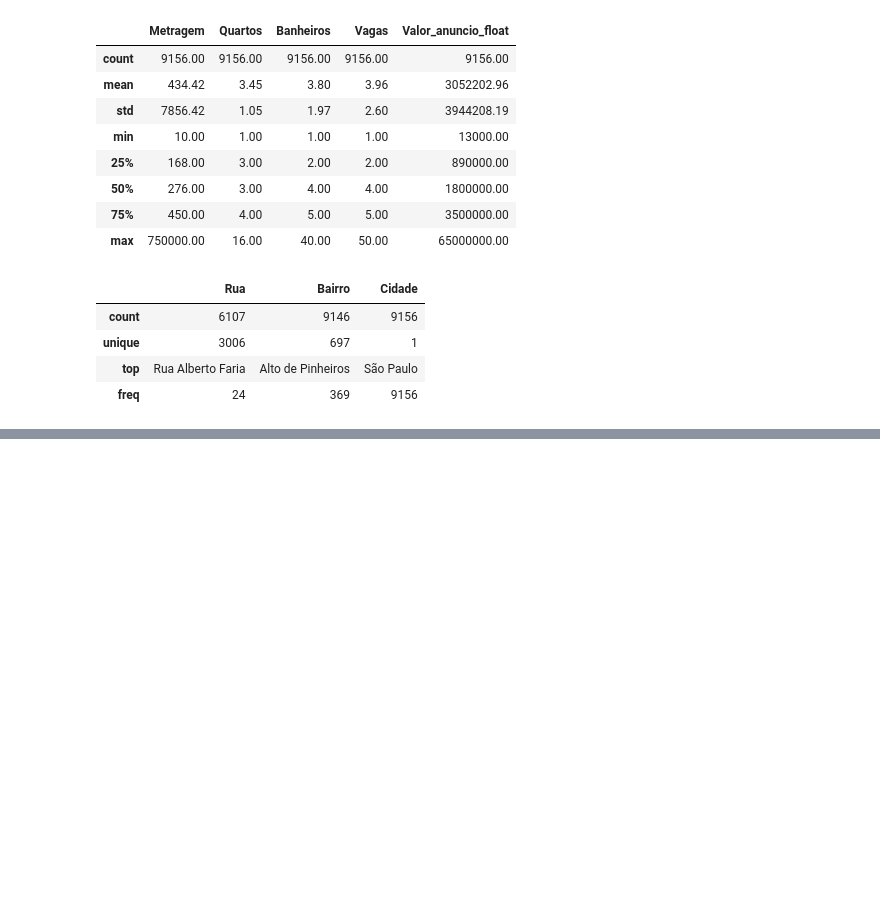
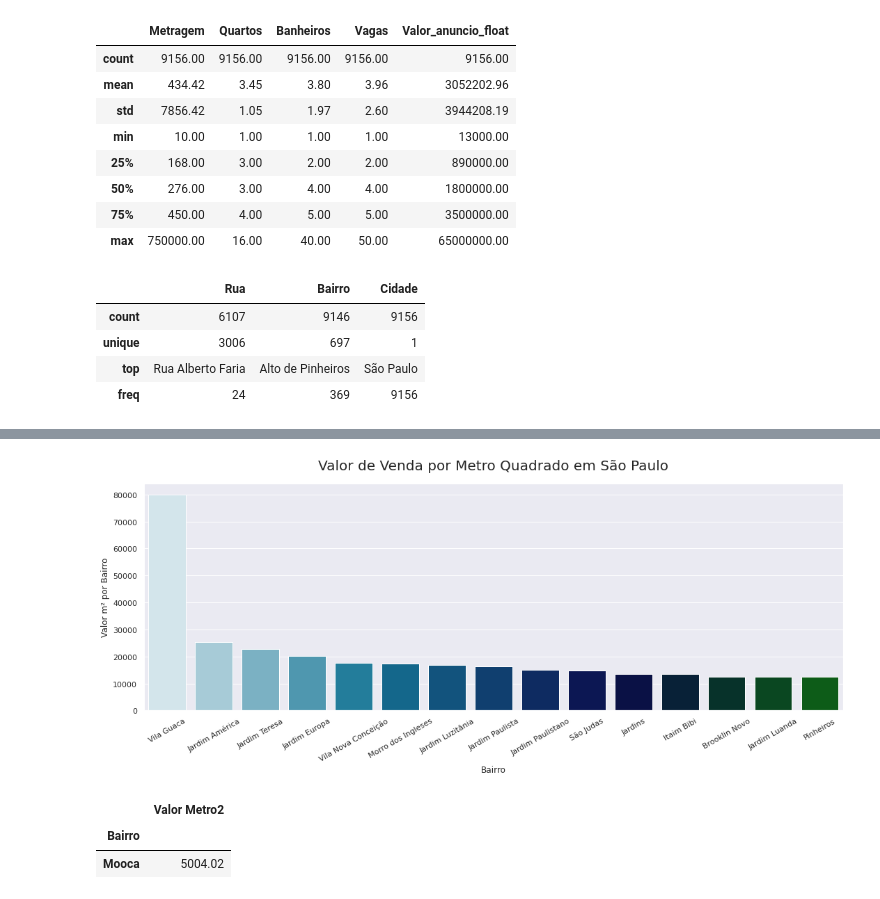
Before and after one commit to luizfernandopavanello/imersao_dados_4_Alura, a Jupyter notebook: Aula_02/aula_02.ipynb, the cells around one changed output, grey strips where cells are left out. Drawn from its saved outputs; the diff is of its cells as text; code cells hidden in the pictures; blank space fills up the shorter version.

```diff
--- a/Aula_02/aula_02.ipynb
+++ b/Aula_02/aula_02.ipynb
@@ -433,0 +512,8 @@ Desafio Aula 2
+# %%
+valor_metro_quadrado = pd.DataFrame(dados_filtro.groupby('Bairro')['Valor_anuncio_float'].sum() / dados_filtro.groupby('Bairro')['Metragem'].sum())
+# %%
+valor_metro_quadrado.rename(columns = {0: "Valor Metro2"}, inplace = True)
+# %%
+# Mostrando os 15 maior valores do M2 por bairro.
+valor_metro_quadrado15 = valor_metro_quadrado.sort_values(by= "Valor Metro2", ascending=False).head(15)
+valor_metro_quadrado15
@@ -433,0 +538,17 @@ Desafio Aula 2
+# %%
+plt.figure(figsize = (18, 6))
+ax = sns.barplot(data = valor_metro_quadrado15, x = valor_metro_quadrado15.index, y= "Valor Metro2", palette="ocean_r")
+
+ax.set_title("Valor de Venda por Metro Quadrado em São Paulo", pad=20, fontsize=20)
+plt.ylabel("Valor m² por Bairro")
+plt.xticks(rotation=30)
+
+plt.show()
+# %% [output]
+[figure, added]
+# %%
+valor_metro_quadrado.query("Bairro == 'Mooca'")
+# %% [output]
+|  | Valor Metro2 |
+| Bairro |  |
+| Mooca | 5004.02 |
```
Also changed, not shown: parts of 34 cells of this notebook, 1 other file.
